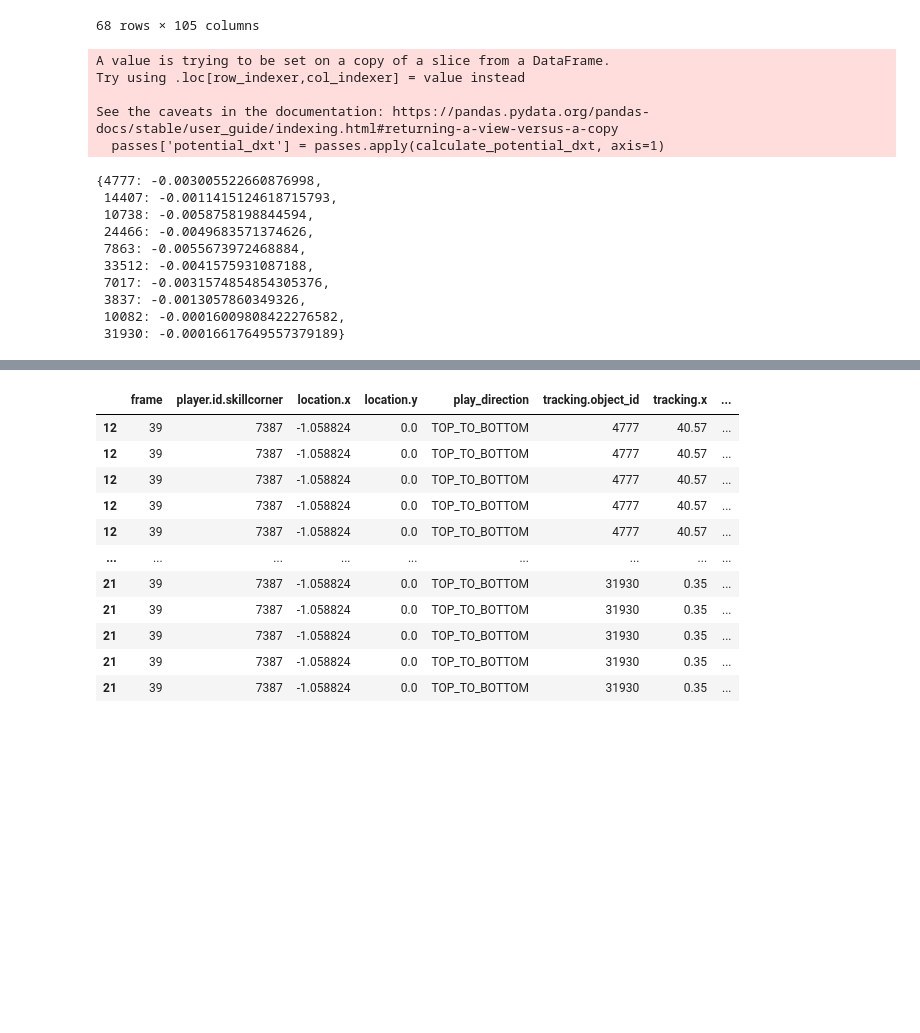
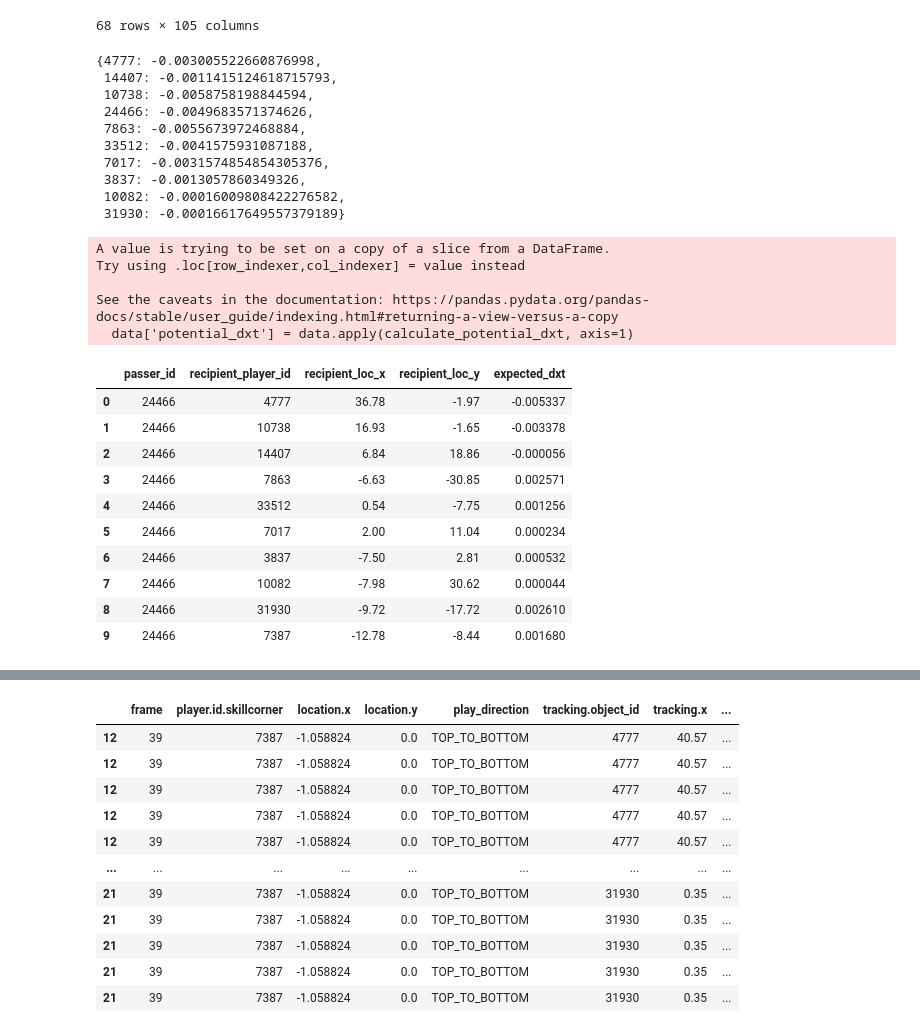
Before and after one commit to ariskoutris/defensive-passing-networks, a Jupyter notebook: src/notebooks/xt_check.ipynb, the cells around one changed output, grey strips where cells are left out. Drawn from its saved outputs; the diff is of its cells as text; code cells hidden in the pictures; blank space fills up the shorter version.

```diff
--- a/src/notebooks/xt_check.ipynb
+++ b/src/notebooks/xt_check.ipynb
@@ -263,19 +279,14 @@ filtered_table = passes[passes['frame'] == given_frame]
 # %%
-calculate_best_attacker_option(filtered_table, xt_table)
+calculate_best_attacker_option(passes, xt_table)
 # %% [output]
-A value is trying to be set on a copy of a slice from a DataFrame.
-Try using .loc[row_indexer,col_indexer] = value instead
-
-See the caveats in the documentation: https://pandas.pydata.org/pandas-docs/stable/user_guide/indexing.html#returning-a-view-versus-a-copy
-  passes['potential_dxt'] = passes.apply(calculate_potential_dxt, axis=1)
+{4777: -0.003005522660876998,
+ 14407: -0.0011415124618715793,
+ 10738: -0.0058758198844594,
+ 24466: -0.0049683571374626,
+ 7863: -0.0055673972468884,
+ 33512: -0.0041575931087188,
+ 7017: -0.0031574854854305376,
+ 3837: -0.0013057860349326,
+ 10082: -0.00016009808422276582,
+ 31930: -0.00016617649557379189}
-{4777: -0.003005522660876998,
- 14407: -0.0011415124618715793,
- 10738: -0.0058758198844594,
- 24466: -0.0049683571374626,
- 7863: -0.0055673972468884,
- 33512: -0.0041575931087188,
- 7017: -0.0031574854854305376,
- 3837: -0.0013057860349326,
- 10082: -0.00016009808422276582,
- 31930: -0.00016617649557379189}
 # %%
@@ -410,3 +426,22 @@ def calculate_best_attacker_option(passes, xt_table):
+# %%
+attacker_options(passes, 15913, xt_table)
+# %% [output]
+A value is trying to be set on a copy of a slice from a DataFrame.
+Try using .loc[row_indexer,col_indexer] = value instead
+
+See the caveats in the documentation: https://pandas.pydata.org/pandas-docs/stable/user_guide/indexing.html#returning-a-view-versus-a-copy
+  data['potential_dxt'] = data.apply(calculate_potential_dxt, axis=1)
+|  | passer_id | recipient_player_id | recipient_loc_x | recipient_loc_y | expected_dxt |
+| 0 | 24466 | 4777 | 36.78 | -1.97 | -0.005337 |
+| 1 | 24466 | 10738 | 16.93 | -1.65 | -0.003378 |
+| 2 | 24466 | 14407 | 6.84 | 18.86 | -0.000056 |
+| 3 | 24466 | 7863 | -6.63 | -30.85 | 0.002571 |
+| 4 | 24466 | 33512 | 0.54 | -7.75 | 0.001256 |
+| 5 | 24466 | 7017 | 2.00 | 11.04 | 0.000234 |
+| 6 | 24466 | 3837 | -7.50 | 2.81 | 0.000532 |
+| 7 | 24466 | 10082 | -7.98 | 30.62 | 0.000044 |
+| 8 | 24466 | 31930 | -9.72 | -17.72 | 0.002610 |
+| 9 | 24466 | 7387 | -12.78 | -8.44 | 0.001680 |
 # %%
 pitch_length = 105
 pitch_width = 68
```
Also changed, not shown: parts of 21 cells of this notebook, 2 other files.
